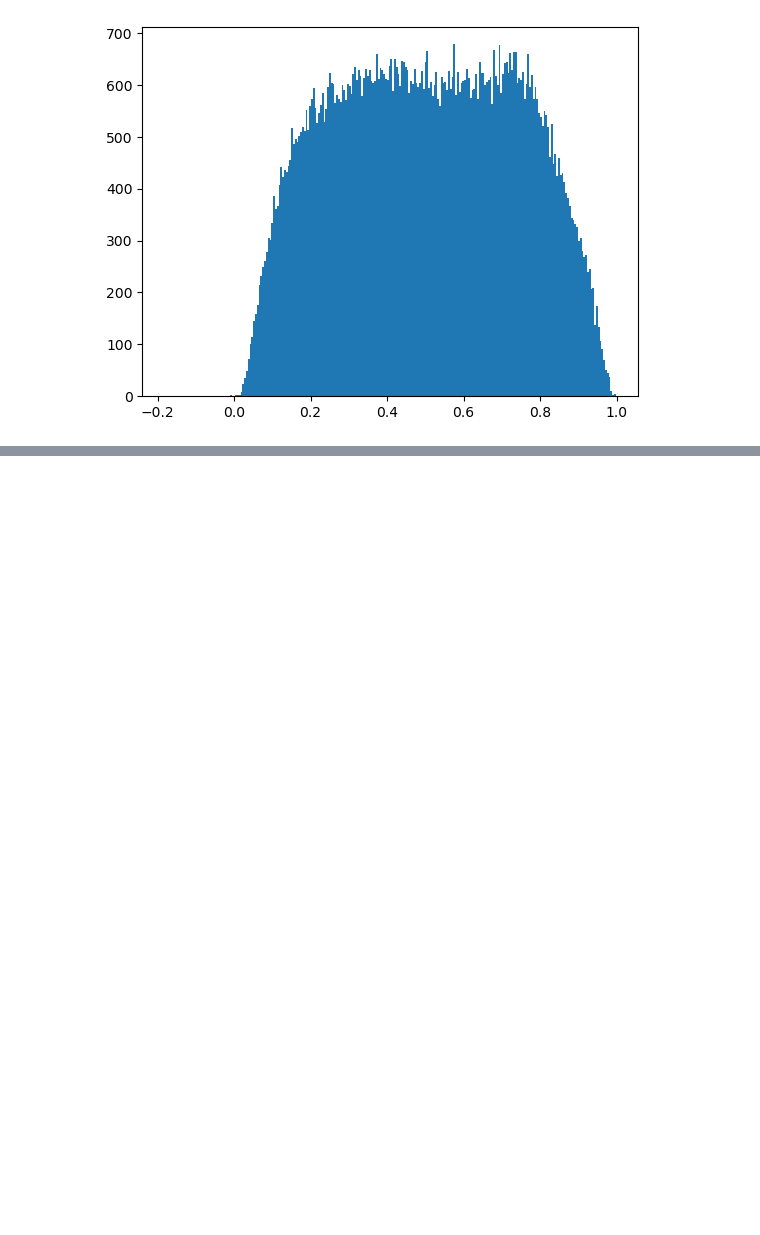
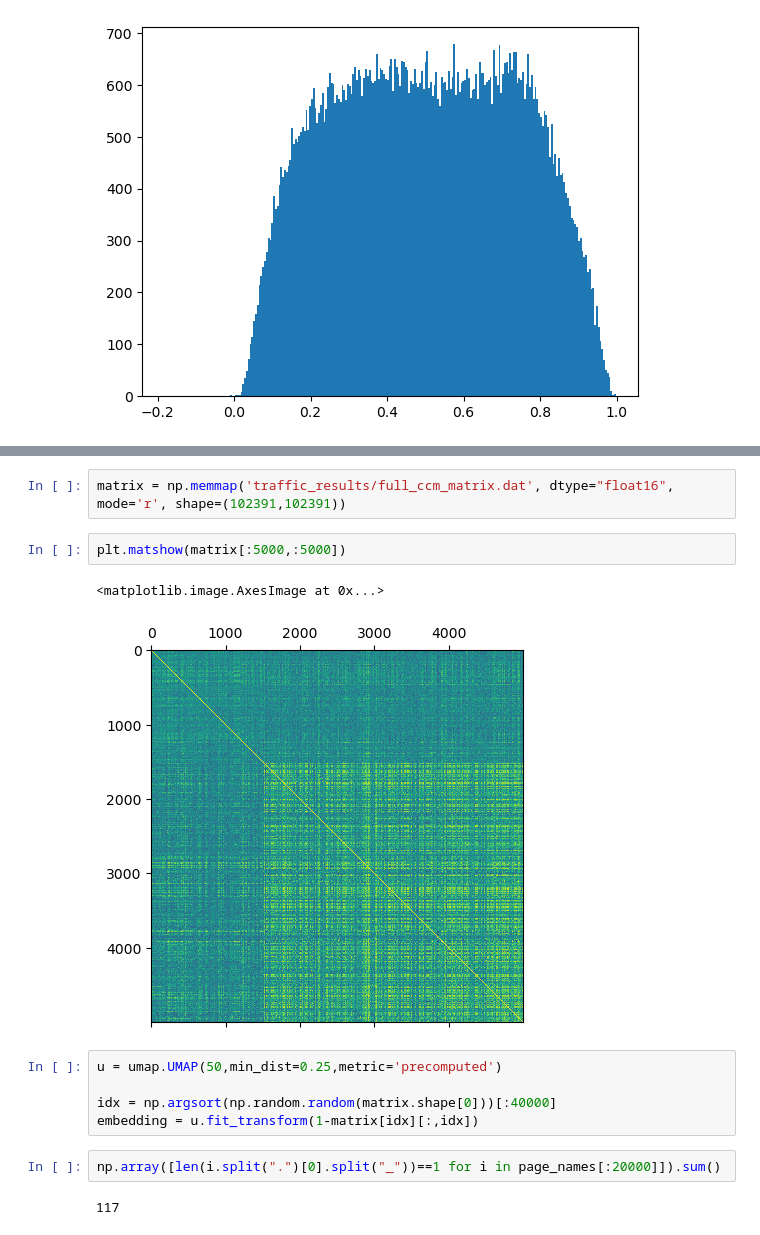
Before and after one commit to z7743/manifold_learning, a Jupyter notebook: notebooks/CCM_test.ipynb, the cells around one changed output, grey strips where cells are left out. Drawn from its saved outputs; the diff is of its cells as text; blank space fills up the shorter version.

```diff
--- a/notebooks/CCM_test.ipynb
+++ b/notebooks/CCM_test.ipynb
@@ -150,0 +155,16 @@ ccm.compute(X_emb,X_emb[:,:,:],1000,200,40,10,10)[-1]
+# %%
+matrix = np.memmap('traffic_results/full_ccm_matrix.dat', dtype="float16", mode='r', shape=(102391,102391))
+# %%
+plt.matshow(matrix[:5000,:5000])
+# %% [output]
+<matplotlib.image.AxesImage at 0x...>
+[figure, added]
+# %%
+u = umap.UMAP(50,min_dist=0.25,metric='precomputed')
+
+idx = np.argsort(np.random.random(matrix.shape[0]))[:40000]
+embedding = u.fit_transform(1-matrix[idx][:,idx])
+# %%
+np.array([len(i.split(".")[0].split("_"))==1 for i in page_names[:20000]]).sum()
+# %% [output]
+117
```
Also changed, not shown: parts of 17 cells of this notebook, 3 other files.
